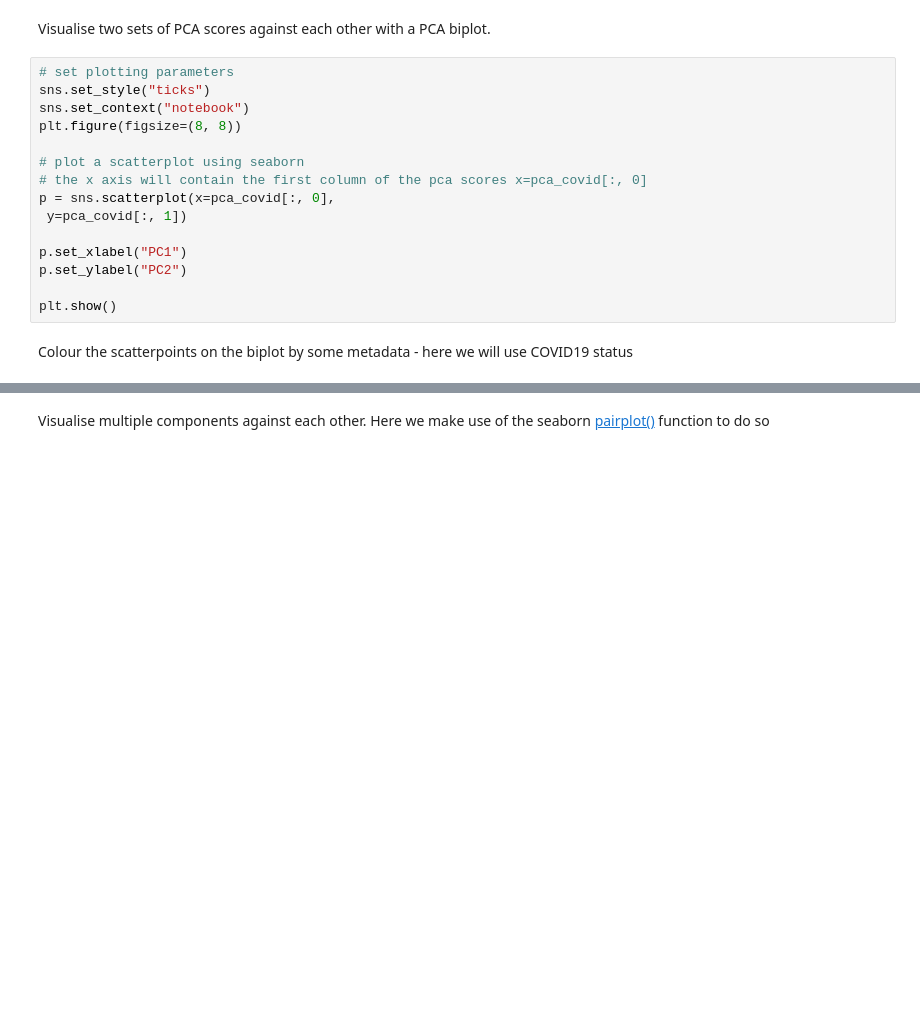
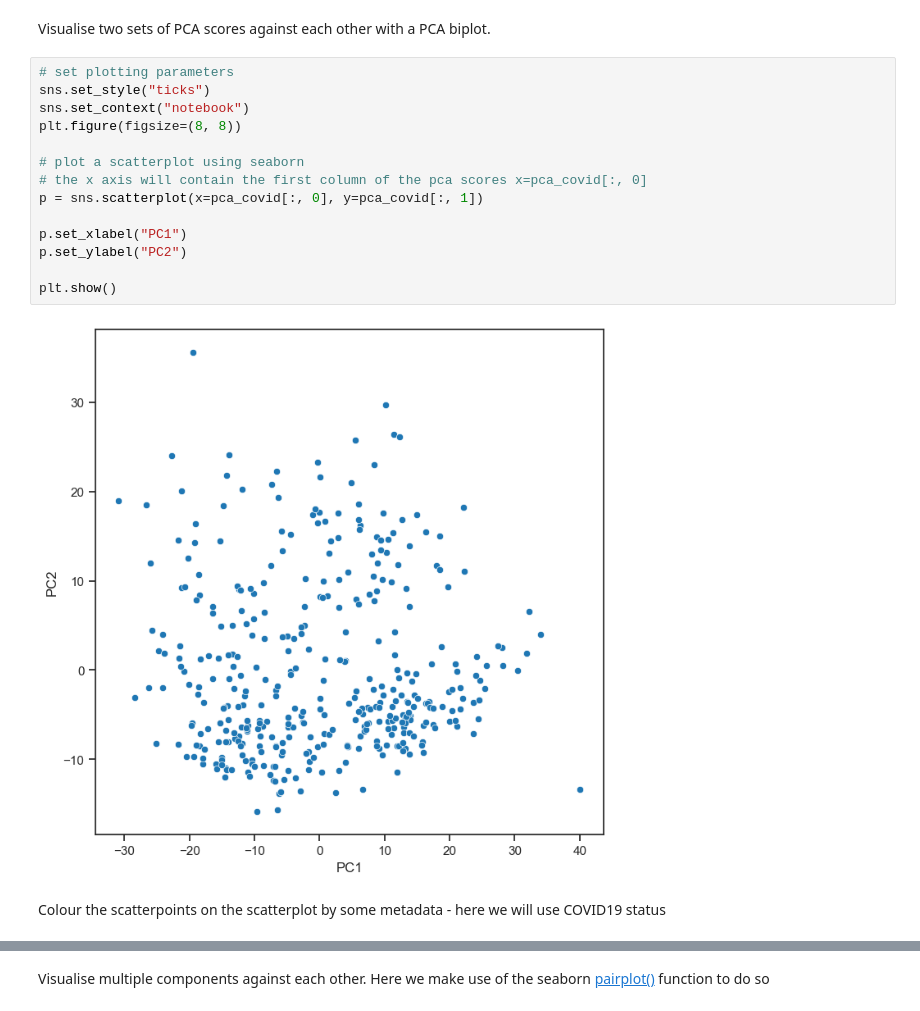
Before and after one commit to ICL-BMB-BiDS/BIDS2-DimensionReduction1, a Jupyter notebook: BIDS_02_DimensionReduction_1.ipynb, the cells around one changed output, grey strips where cells are left out. Cells and saved outputs as stored; diff of their text form; blank space fills up the shorter version.

```diff
--- a/BIDS_02_DimensionReduction_1.ipynb
+++ b/BIDS_02_DimensionReduction_1.ipynb
@@ -66,20 +107,21 @@ Visualise two sets of PCA scores against each other with a PCA biplot.
 # %%
 # set plotting parameters
 sns.set_style("ticks")
 sns.set_context("notebook")
 plt.figure(figsize=(8, 8))
 
 # plot a scatterplot using seaborn
 # the x axis will contain the first column of the pca scores x=pca_covid[:, 0]
-p = sns.scatterplot(x=pca_covid[:, 0],
- y=pca_covid[:, 1])
+p = sns.scatterplot(x=pca_covid[:, 0], y=pca_covid[:, 1])
 
 p.set_xlabel("PC1")
 p.set_ylabel("PC2")
 
 plt.show()
+# %% [output]
+[figure, added]
 # %% [markdown]
-Colour the scatterpoints on the biplot by some metadata - here we will use COVID19 status
+Colour the scatterpoints on the scatterplot by some metadata - here we will use COVID19 status
 # %%
 sns.set_style("ticks")
 sns.set_context("notebook")
```
Also changed, not shown: parts of 19 cells of this notebook.
